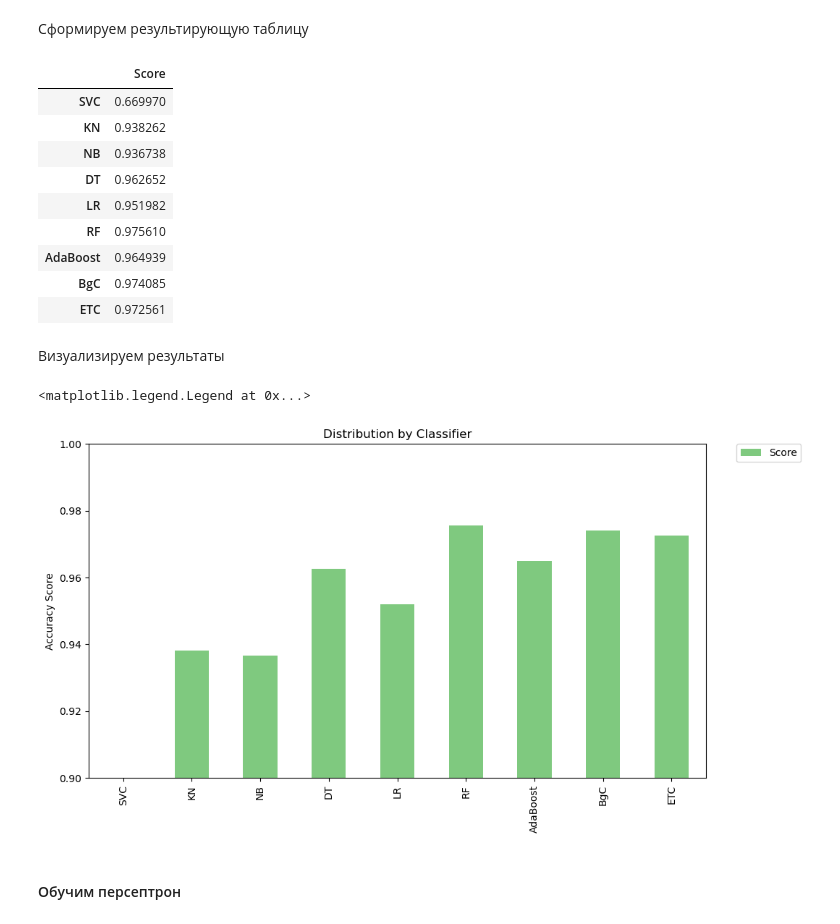
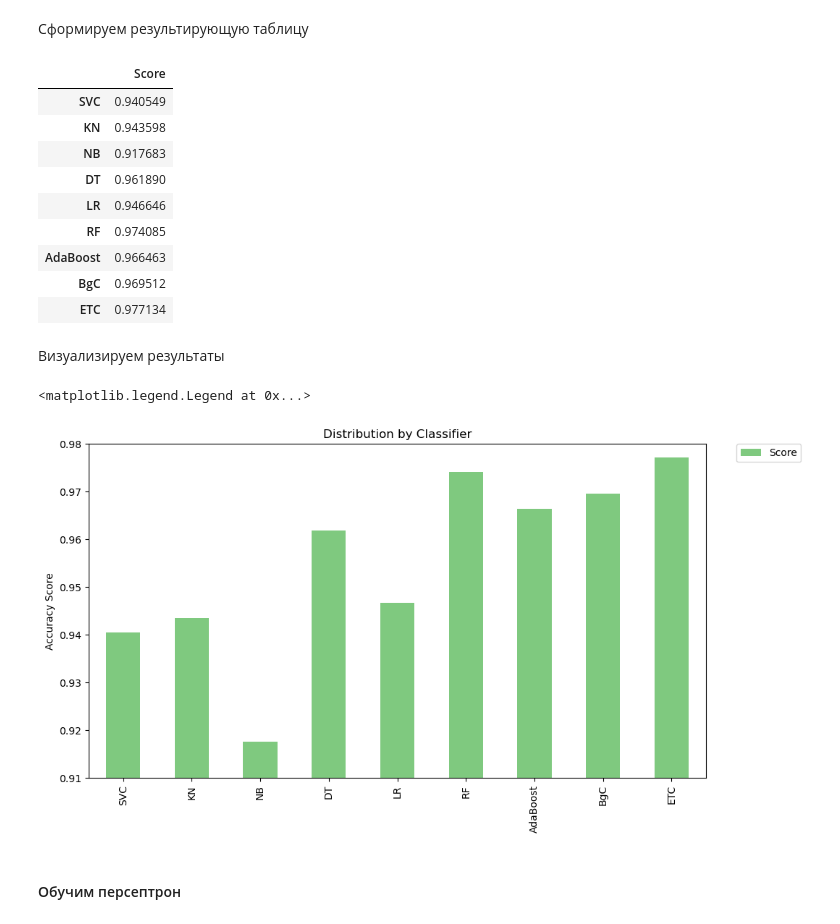
Before and after one commit to Crause/Phishing-Mail-Detection-Using-Neural-Networks, a Jupyter notebook: Phishing-Mail-Detection-Using-Neural-Networks.ipynb, the cells around one changed output. Drawn from its saved outputs; the diff is of its cells as text; code cells hidden in the pictures.

```diff
--- a/Phishing-Mail-Detection-Using-Neural-Networks.ipynb
+++ b/Phishing-Mail-Detection-Using-Neural-Networks.ipynb
@@ -556,15 +649,15 @@ df.head()
 x = df.drop(columns=["class_label"]).values
 y = df["class_label"].values
 
-x_train, x_test, y_train, y_test = train_test_split(x, y, random_state=34, test_size=0.2)
+x_train, x_test, y_train, y_test = train_test_split(x, y, random_state=34, test_size=0.1)
 # %% [markdown]
 #### Обучим набор классификаторов
 # %% [markdown]
 Инициализируем модели
 # %%
-svc = SVC(kernel='sigmoid', gamma=1.0)
-knc = KNeighborsClassifier(n_neighbors=49)
-mnb = MultinomialNB(alpha=0.2)
+svc = SVC(kernel='linear')
+knc = KNeighborsClassifier(n_neighbors=15)
+mnb = MultinomialNB(alpha=0.5)
 dtc = DecisionTreeClassifier(min_samples_split=7, random_state=111)
 lrc = LogisticRegression(solver='liblinear', penalty='l1')
 rfc = RandomForestClassifier(n_estimators=31, random_state=111)
@@ -621,26 +714,26 @@ res = pd.DataFrame.from_dict(pred_dict,orient='index', columns=['Score'])
 res
 # %% [output]
 |  | Score |
-| SVC | 0.669970 |
-| KN | 0.938262 |
-| NB | 0.936738 |
-| DT | 0.962652 |
-| LR | 0.951982 |
-| RF | 0.975610 |
-| AdaBoost | 0.964939 |
-| BgC | 0.974085 |
-| ETC | 0.972561 |
+| SVC | 0.940549 |
+| KN | 0.943598 |
+| NB | 0.917683 |
+| DT | 0.961890 |
+| LR | 0.946646 |
+| RF | 0.974085 |
+| AdaBoost | 0.966463 |
+| BgC | 0.969512 |
+| ETC | 0.977134 |
 # %% [markdown]
 Визуализируем результаты
 # %%
-res.plot(kind='bar', ylim=(0.9,1.0), figsize=(11,6), align='center', colormap="Accent")
+res.plot(kind='bar', ylim=(0.91,0.98), figsize=(11,6), align='center', colormap="Accent")
 plt.xticks(np.arange(9), res.index)
 plt.ylabel('Accuracy Score')
 plt.title('Distribution by Classifier')
 plt.legend(bbox_to_anchor=(1.05, 1), loc=2, borderaxespad=0.)
 # %% [output]
 <matplotlib.legend.Legend at 0x...>
-[figure, old version]
+[figure, new version]
 # %% [markdown]
 #### Обучим персептрон
 # %%
```
Also changed, not shown: parts of 44 cells of this notebook.
